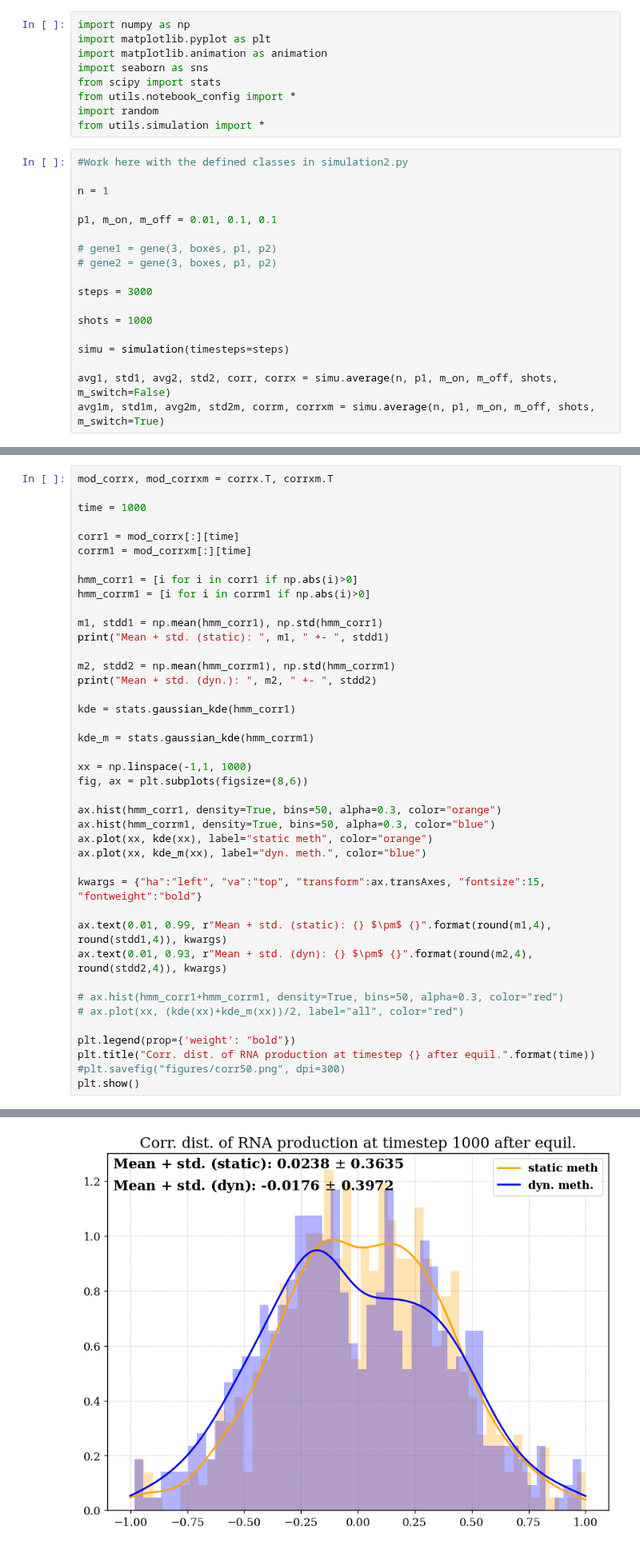
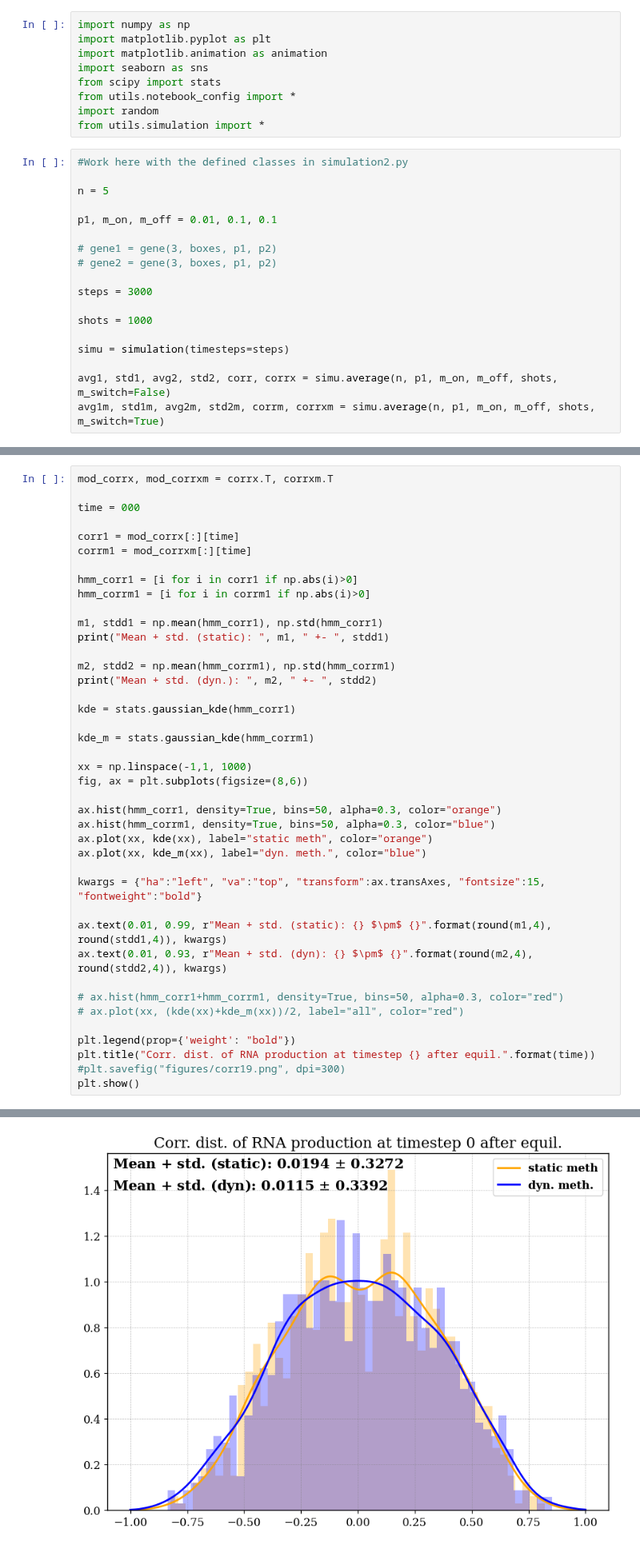
Before and after one commit to RicemanBoy/trafficRNA, a Jupyter notebook: trafficRNA.ipynb, the cells around one changed output, grey strips where cells are left out. Shown at 80% size. Saved outputs shown, nothing was run; the diff lists cells and outputs as text.

Commit message:
redo one figure

```diff
--- a/trafficRNA.ipynb
+++ b/trafficRNA.ipynb
@@ -10,7 +10,7 @@ from utils.simulation import *
 # %%
 #Work here with the defined classes in simulation2.py
 
-n = 1
+n = 5
 
 p1, m_on, m_off = 0.01, 0.1, 0.1
 
@@ -93,7 +93,7 @@ plt.show()
 # %%
 mod_corrx, mod_corrxm = corrx.T, corrxm.T
 
-time = 1000
+time = 000
 
 corr1 = mod_corrx[:][time]
 corrm1 = mod_corrxm[:][time]
@@ -129,6 +129,6 @@ ax.text(0.01, 0.93, r"Mean + std. (dyn): {} $\pm$ {}".format(round(m2,4), round(
 
 plt.legend(prop={'weight': "bold"})
 plt.title("Corr. dist. of RNA production at timestep {} after equil.".format(time))
-#plt.savefig("figures/corr50.png", dpi=300)
+#plt.savefig("figures/corr19.png", dpi=300)
 plt.show()
 # %% [output]
@@ -137,4 +137,4 @@ Mean + std. (dyn.):  -0.017613490431002132  +-  0.39720828064317965
-[figure, old version]
+[figure, new version]
 # %%
 corrm1 = [i for i in corrm if i != 0]
 
```
Also changed, not shown: parts of 5 cells of this notebook, 5 other files.
